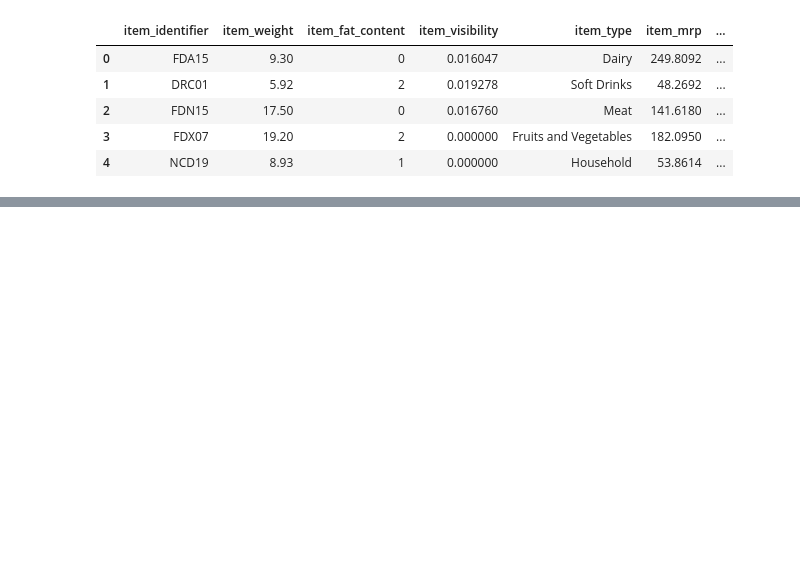
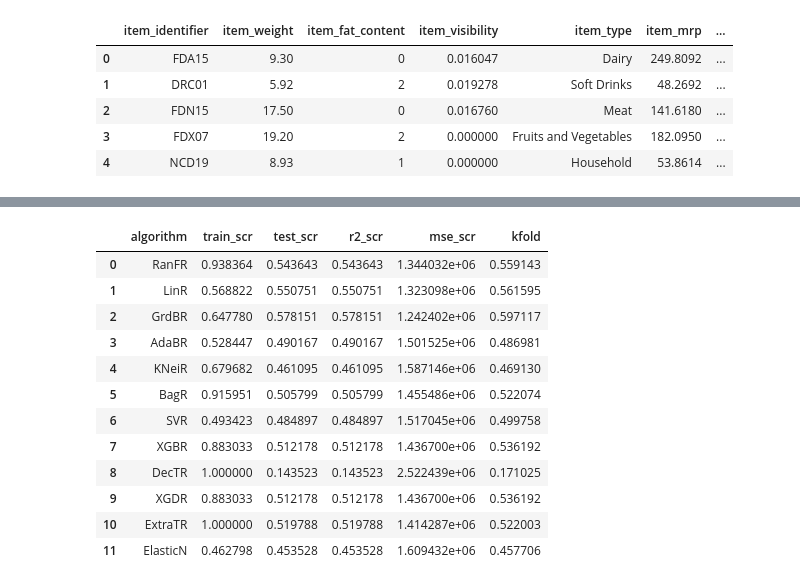
Before and after one commit to sakhawath19/Python, a Jupyter notebook: projects/sell_prediction/sell_prediction.ipynb, the cells around one changed output, grey strips where cells are left out. Cells and saved outputs as stored; diff of their text form; code cells hidden in the pictures; blank space fills up the shorter version.

```diff
--- a/projects/sell_prediction/sell_prediction.ipynb
+++ b/projects/sell_prediction/sell_prediction.ipynb
@@ -548,0 +682,4 @@ dtype: object
+# %%
+scaler = StandardScaler()
+X_train = scaler.fit_transform(X_train)
+X_test = scaler.fit_transform(X_test)
@@ -548,0 +700,47 @@ dtype: object
+# %%
+train_scores = []
+test_scores = []
+r2_scores = []
+mse_scores = []
+cv_scores = []
+model_names = []
+
+for name, model in models:
+    model.fit(X_train, y_train)
+
+    train_scr = model.score(X_train, y_train)
+    train_scores.append(train_scr)
+
+    y_pred = model.predict(X_test)
+    r2_scr = metrics.r2_score(y_test, y_pred)
+    r2_scores.append(r2_scr)
+
+    mse_scr = metrics.mean_squared_error(y_test, y_pred)
+    mse_scores.append(mse_scr)
+
+    test_scr = model.score(X_test, y_test)
+    test_scores.append(test_scr)
+
+    kfold = KFold(n_splits=10, shuffle=True, random_state=7)
+    cv_scr = cross_val_score(model, X, y, cv=kfold)    # It will generate 10 score
+    cv_scr_mean = np.mean(abs(cv_scr))
+    cv_scores.append(cv_scr_mean)
+
+    model_names.append(name)
+# %%
+pd.DataFrame({'algorithm':model_names, 'train_scr':train_scores, 'test_scr':test_scores,
+             'r2_scr':r2_scores, 'mse_scr':mse_scores, 'kfold':cv_scores})
+# %% [output]
+|  | algorithm | train_scr | test_scr | r2_scr | mse_scr | kfold |
+| 0 | RanFR | 0.938364 | 0.543643 | 0.543643 | 1.344032e+06 | 0.559143 |
+| 1 | LinR | 0.568822 | 0.550751 | 0.550751 | 1.323098e+06 | 0.561595 |
+| 2 | GrdBR | 0.647780 | 0.578151 | 0.578151 | 1.242402e+06 | 0.597117 |
+| 3 | AdaBR | 0.528447 | 0.490167 | 0.490167 | 1.501525e+06 | 0.486981 |
+| 4 | KNeiR | 0.679682 | 0.461095 | 0.461095 | 1.587146e+06 | 0.469130 |
+| 5 | BagR | 0.915951 | 0.505799 | 0.505799 | 1.455486e+06 | 0.522074 |
+| 6 | SVR | 0.493423 | 0.484897 | 0.484897 | 1.517045e+06 | 0.499758 |
+| 7 | XGBR | 0.883033 | 0.512178 | 0.512178 | 1.436700e+06 | 0.536192 |
+| 8 | DecTR | 1.000000 | 0.143523 | 0.143523 | 2.522439e+06 | 0.171025 |
+| 9 | XGDR | 0.883033 | 0.512178 | 0.512178 | 1.436700e+06 | 0.536192 |
+| 10 | ExtraTR | 1.000000 | 0.519788 | 0.519788 | 1.414287e+06 | 0.522003 |
+| 11 | ElasticN | 0.462798 | 0.453528 | 0.453528 | 1.609432e+06 | 0.457706 |
```
Also changed, not shown: parts of 13 cells of this notebook.
